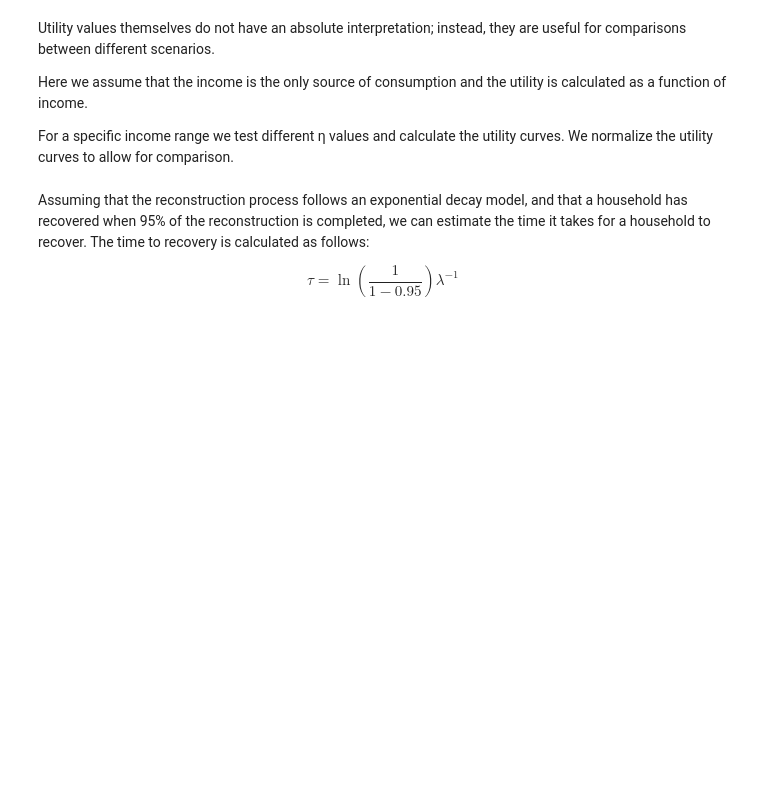
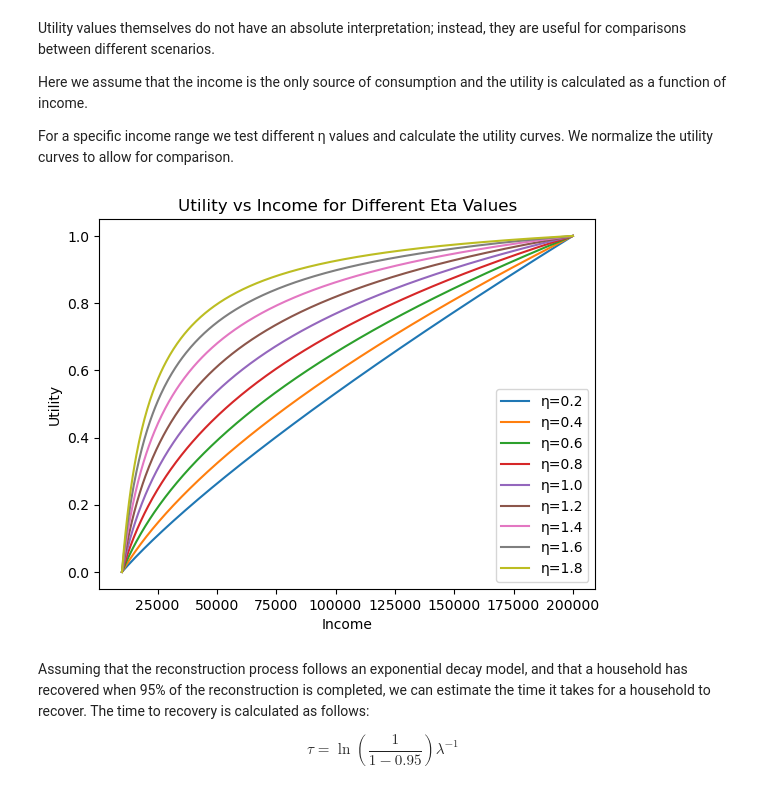
Before and after one commit to Deltares/fiat_toolbox, a Jupyter notebook: examples/well_being/1_general_methods.ipynb, the cells around one changed output. Saved outputs shown, nothing was run; the diff lists cells and outputs as text; code cells hidden in the pictures; blank space fills up the shorter version.

```diff
--- a/examples/well_being/1_general_methods.ipynb
+++ b/examples/well_being/1_general_methods.ipynb
@@ -44,19 +44,21 @@ Here we assume that the income is the only source of consumption and the utility
 For a specific income range we test different η values and calculate the utility curves. We normalize the utility curves to allow for comparison.
 # %%
 # Create a range of eta values and income values
-eta_values = np.round(np.arrange(0.2, 2, 0.2), decimals=1)
+eta_values = np.round(np.arange(0.2, 2, 0.2), decimals=1)
 income = np.linspace(10000, 200000, 500)
 # Plot each line with a different eta value
 for eta in eta_values:
     utility_values = em.utility(consumption=income, eta=eta, normalize=True)
     sb.lineplot(x=income, y=utility_values, label=f"η={eta}")
 # Add labels and title
 plt.xlabel("Income")
 plt.ylabel("Utility")
 plt.title("Utility vs Income for Different Eta Values")
 plt.legend()
 # Show the plot
 plt.show()
+# %% [output]
+[figure, added]
 # %% [markdown]
 Assuming that the reconstruction process follows an exponential decay model, and that a household has recovered when 95% of the reconstruction is completed, we can estimate the time it takes for a household to recover. The time to recovery is calculated as follows:
 
```
Also changed, not shown: parts of 7 cells of this notebook, 3 other files.
